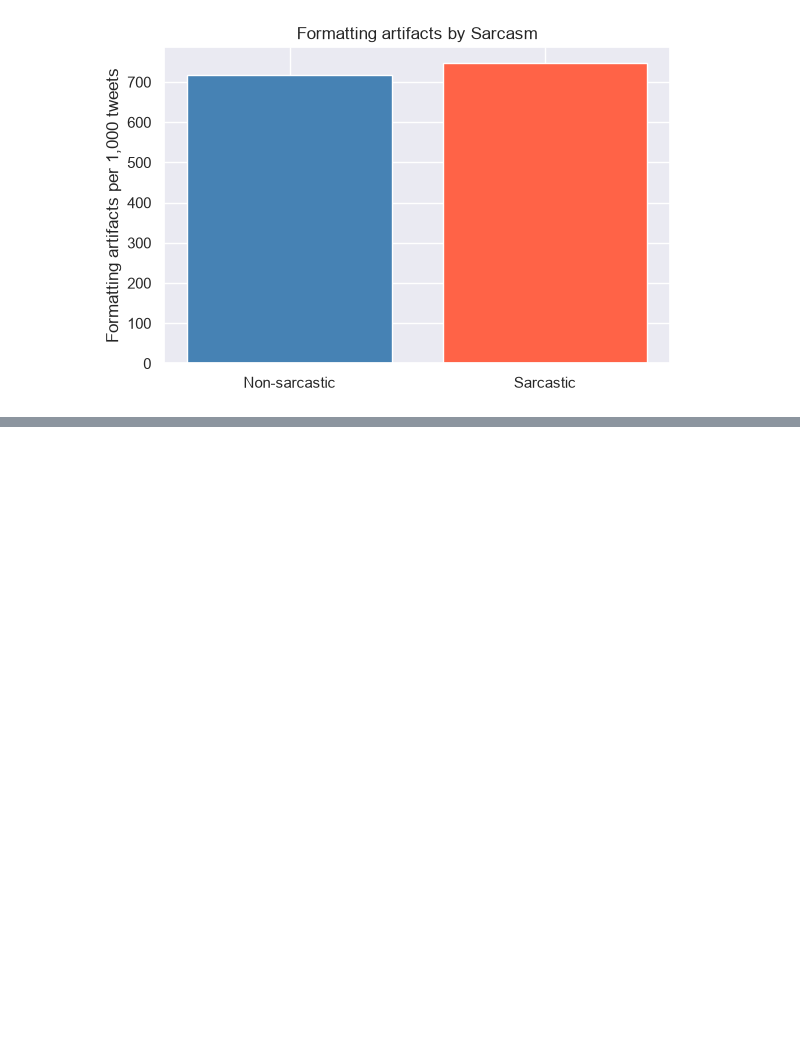
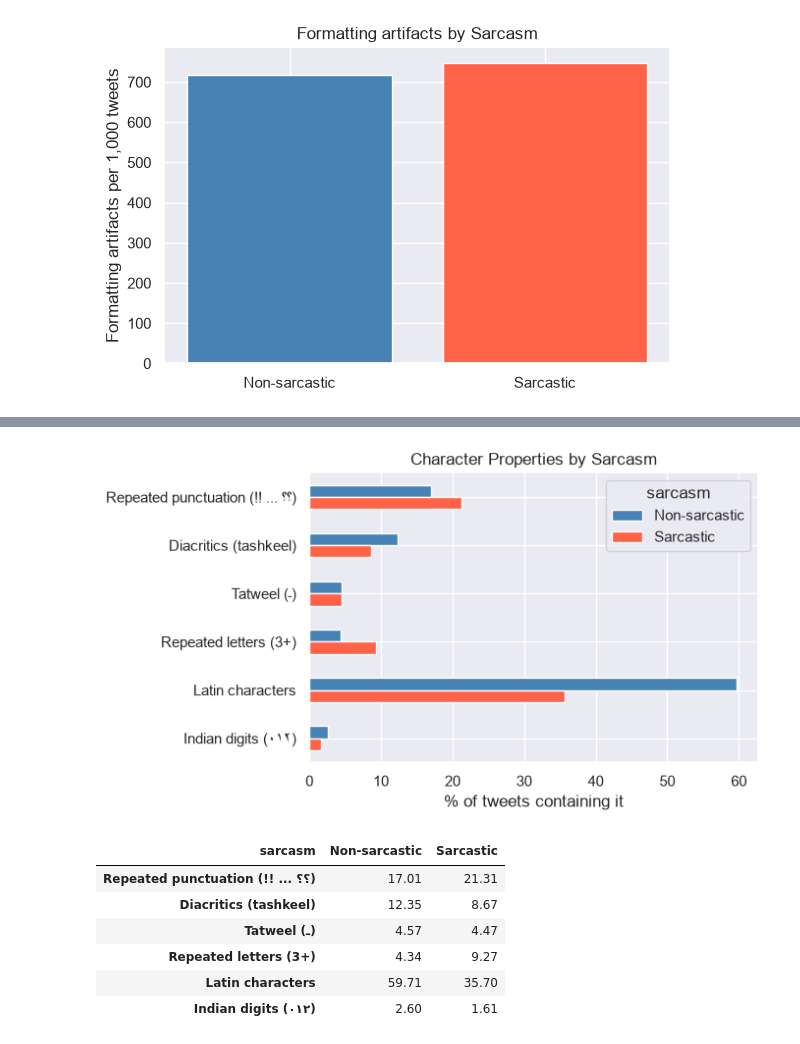
Before and after one commit to cad0m/Arabic-sarcasm, a Jupyter notebook: notebooks/EDA.ipynb, the cells around one changed output, grey strips where cells are left out. Cells and saved outputs as stored; diff of their text form; code cells hidden in the pictures; blank space fills up the shorter version.

```diff
--- a/notebooks/EDA.ipynb
+++ b/notebooks/EDA.ipynb
@@ -312,0 +372,30 @@ for name, pattern in PATTERNS.items():
+# %%
+CHAR_PATTERNS = {
+    "Repeated punctuation (!! ... ؟؟)": r"([!?.،؟,;:])\1+",
+    "Diacritics (tashkeel)": r"[\u064B-\u0652]",
+    "Tatweel (ـ)": r"\u0640",
+    "Repeated letters (3+)": r"([^\W\d_])\1{2,}",
+    "Latin characters": r"[A-Za-z]",
+    "Indian digits (٠١٢)": r"[\u0660-\u0669]",
+}
+
+has = pd.DataFrame({name: data["tweet"].str.contains(p) for name, p in CHAR_PATTERNS.items()})
+rates = (has.groupby(data["sarcasm"]).mean() * 100).reindex(LABELS).T.round(2)
+
+rates.plot.barh(color=[COLORS[l] for l in LABELS], figsize=(7, 4))
+plt.xlabel("% of tweets containing it")
+plt.title("Character Properties by Sarcasm")
+plt.gca().invert_yaxis()
+plt.tight_layout()
+plt.show()
+
+rates
+# %% [output]
+[figure, added]
+| sarcasm | Non-sarcastic | Sarcastic |
+| Repeated punctuation (!! ... ؟؟) | 17.01 | 21.31 |
+| Diacritics (tashkeel) | 12.35 | 8.67 |
+| Tatweel (ـ) | 4.57 | 4.47 |
+| Repeated letters (3+) | 4.34 | 9.27 |
+| Latin characters | 59.71 | 35.70 |
+| Indian digits (٠١٢) | 2.60 | 1.61 |
```
Also changed, not shown: parts of 13 cells of this notebook, 5 other files.
